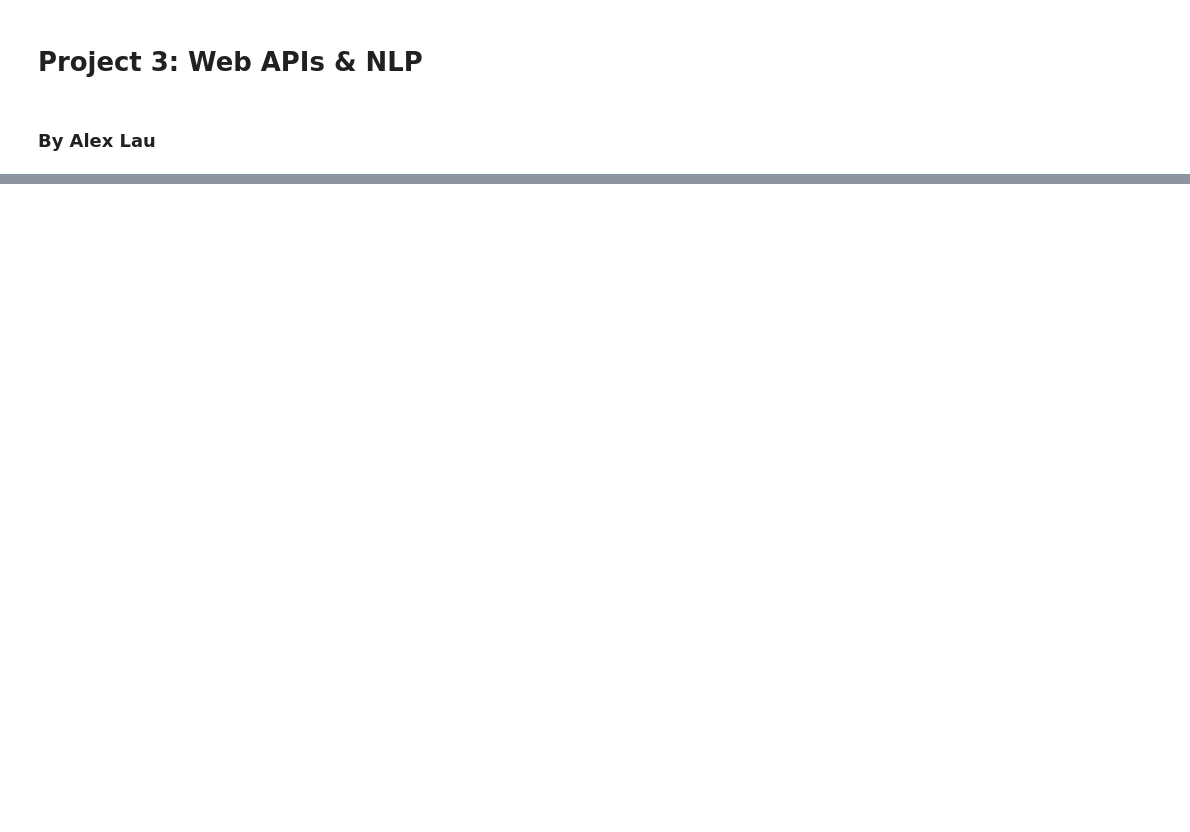
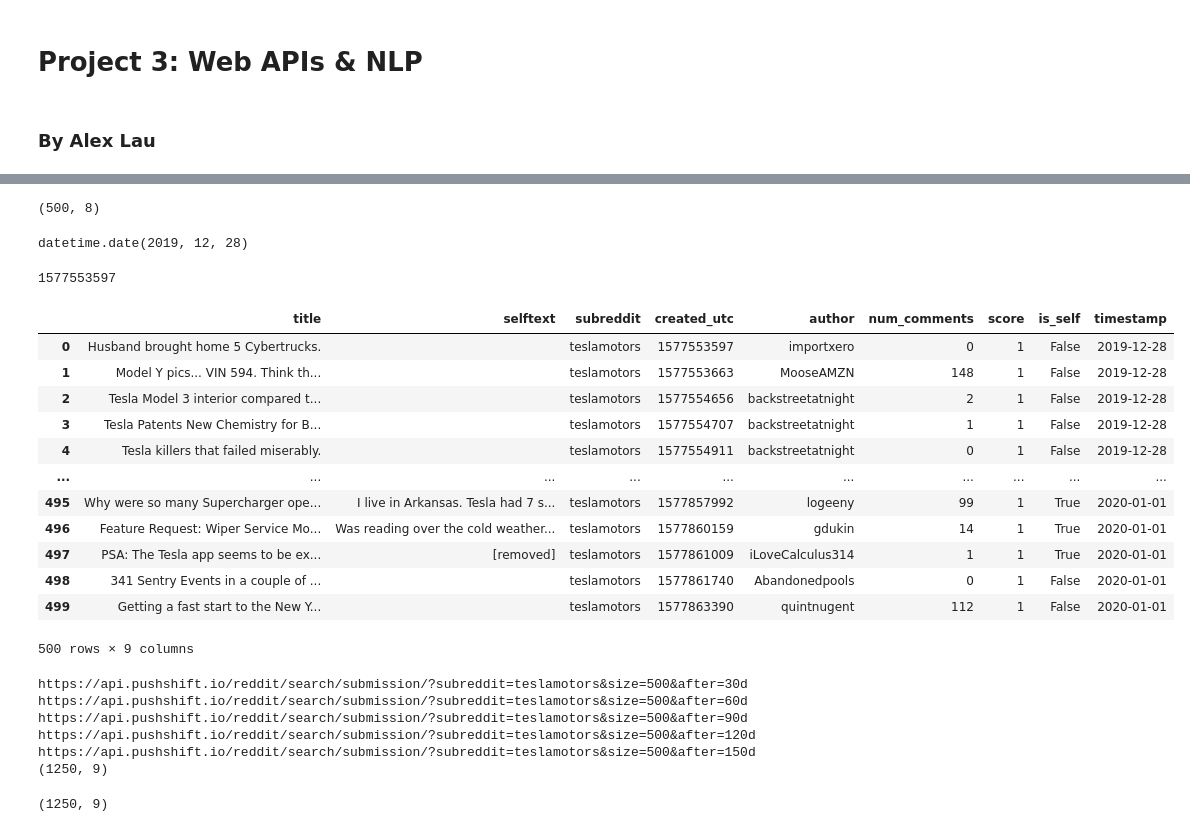
Before and after one commit to LexLau/Classifying-subreddit-cars-vs-teslamotors-with-NLP, a Jupyter notebook: Project_3_Web_APIs_&_NLP.ipynb, the cells around one changed output, grey strips where cells are left out. Cells and saved outputs as stored; diff of their text form; code cells hidden in the pictures; blank space fills up the shorter version.

```diff
--- a/Project_3_Web_APIs_&_NLP.ipynb
+++ b/Project_3_Web_APIs_&_NLP.ipynb
@@ -57,0 +142,3 @@ url = BASE_URL + com_board_1
+# %%
+df = df[subfield]
+df.head(10)
@@ -57,0 +157,6 @@ url = BASE_URL + com_board_1
+# %%
+df = df.drop_duplicates()
+# %%
+df.shape
+# %% [output]
+(500, 8)
@@ -57,0 +165,28 @@ url = BASE_URL + com_board_1
+# %%
+dt.date.fromtimestamp(created)
+# %% [output]
+datetime.date(2019, 12, 28)
+# %%
+created
+# %% [output]
+1577553597
+# %%
+_timestamp = df["created_utc"].apply(lambda x: dt.date.fromtimestamp(x))
+# %%
+df['timestamp'] = _timestamp # underscore in front is a temporary variable
+# %%
+df
+# %% [output]
+|  | title | selftext | subreddit | created_utc | author | num_comments | score | is_self | timestamp |
+| 0 | Husband brought home 5 Cybertrucks. |  | teslamotors | 1577553597 | importxero | 0 | 1 | False | 2019-12-28 |
+| 1 | Model Y pics... VIN 594. Think th... |  | teslamotors | 1577553663 | MooseAMZN | 148 | 1 | False | 2019-12-28 |
+| 2 | Tesla Model 3 interior compared t... |  | teslamotors | 1577554656 | backstreetatnight | 2 | 1 | False | 2019-12-28 |
+| 3 | Tesla Patents New Chemistry for B... |  | teslamotors | 1577554707 | backstreetatnight | 1 | 1 | False | 2019-12-28 |
+| 4 | Tesla killers that failed miserably. |  | teslamotors | 1577554911 | backstreetatnight | 0 | 1 | False | 2019-12-28 |
+| ... | ... | ... | ... | ... | ... | ... | ... | ... | ... |
+| 495 | Why were so many Supercharger ope... | I live in Arkansas. Tesla had 7 s... | teslamotors | 1577857992 | logeeny | 99 | 1 | True | 2020-01-01 |
+| 496 | Feature Request: Wiper Service Mo... | Was reading over the cold weather... | teslamotors | 1577860159 | gdukin | 14 | 1 | True | 2020-01-01 |
+| 497 | PSA: The Tesla app seems to be ex... | [removed] | teslamotors | 1577861009 | iLoveCalculus314 | 1 | 1 | True | 2020-01-01 |
+| 498 | 341 Sentry Events in a couple of ... |  | teslamotors | 1577861740 | Abandonedpools | 0 | 1 | False | 2020-01-01 |
+| 499 | Getting a fast start to the New Y... |  | teslamotors | 1577863390 | quintnugent | 112 | 1 | False | 2020-01-01 |
+500 rows × 9 columns
@@ -57,0 +233,13 @@ url = BASE_URL + com_board_1
+# %%
+sub_1_query = query_pushshift(subreddit_1)
+# %% [output]
+https://api.pushshift.io/reddit/search/submission/?subreddit=teslamotors&size=500&after=30d
+https://api.pushshift.io/reddit/search/submission/?subreddit=teslamotors&size=500&after=60d
+https://api.pushshift.io/reddit/search/submission/?subreddit=teslamotors&size=500&after=90d
+https://api.pushshift.io/reddit/search/submission/?subreddit=teslamotors&size=500&after=120d
+https://api.pushshift.io/reddit/search/submission/?subreddit=teslamotors&size=500&after=150d
+(1250, 9)
+# %%
+sub_1_query.shape
+# %% [output]
+(1250, 9)
```
Also changed, not shown: parts of 37 cells of this notebook, 1 other file.
